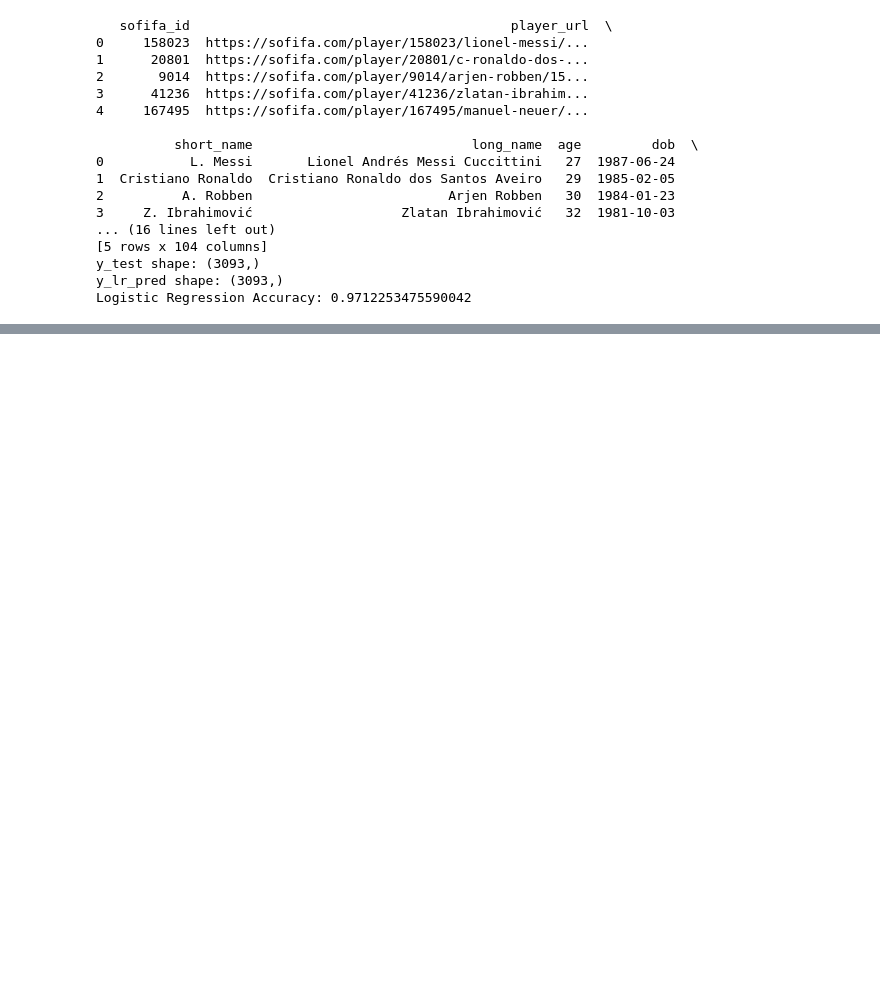
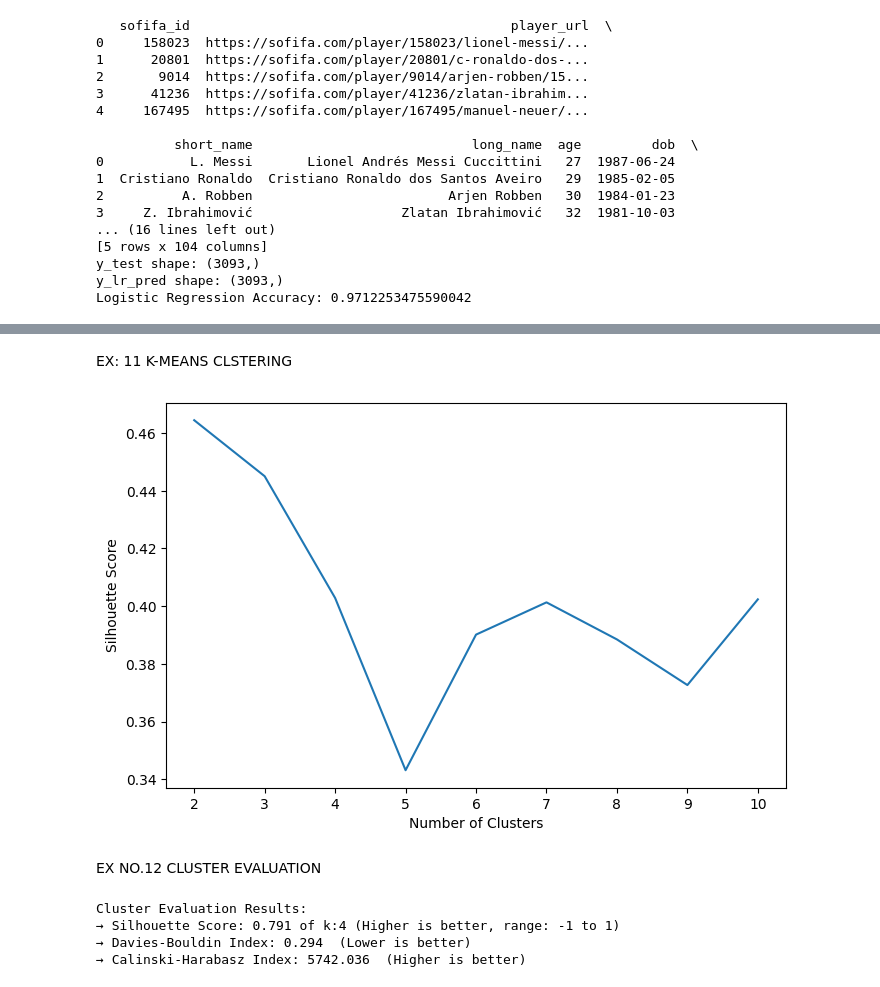
Before and after one commit to rr4333-create/MLDA-SUBMISSION-, a Jupyter notebook: MLDA_OBSERVATION_PROGRAMS.ipynb, the cells around one changed output, grey strips where cells are left out. Cells and saved outputs as stored; diff of their text form; code cells hidden in the pictures; blank space fills up the shorter version.

```diff
--- a/MLDA_OBSERVATION_PROGRAMS.ipynb
+++ b/MLDA_OBSERVATION_PROGRAMS.ipynb
@@ -367,0 +529,51 @@ Logistic Regression Accuracy: 0.9712253475590042
+# %% [markdown]
+EX: 11 K-MEANS CLSTERING
+# %%
+import matplotlib.pyplot as plt
+from sklearn.datasets import load_iris
+from sklearn.cluster import KMeans
+from sklearn.metrics import silhouette_score
+
+iris = load_iris()
+x = iris.data[:, :2]
+y = iris.target
+
+sil_scores = []
+for k in range(2, 11):
+  kmeans = KMeans(n_clusters=k, random_state=42)
+  labels = kmeans.fit_predict(x)
+  sil_scores.append(silhouette_score(x, labels))
+
+plt.figure(figsize=(8, 5))
+plt.plot(range(2, 11), sil_scores)
+plt.xlabel('Number of Clusters')
+plt.ylabel('Silhouette Score')
+plt.show()
+# %% [output]
+[figure, added]
+# %% [markdown]
+EX NO.12 CLUSTER EVALUATION
+# %%
+from sklearn.datasets import make_blobs
+from sklearn.cluster import KMeans
+from sklearn.metrics import silhouette_score, davies_bouldin_score, calinski_harabasz_score
+
+X, y_true = make_blobs(n_samples=500, n_features=2, centers=4, cluster_std=1.0, random_state=42)
+
+k = 4
+kmeans = KMeans(n_clusters=k, random_state=42)
+y_pred = kmeans.fit_predict(X)
+
+silhouette = silhouette_score(X, y_pred)
+davies_bouldin = davies_bouldin_score(X, y_pred)
+calinski_harabasz = calinski_harabasz_score(X, y_pred)
+
+print("Cluster Evaluation Results:")
+print(f"→ Silhouette Score: {silhouette:.3f} of k:{k} (Higher is better, range: -1 to 1)")
+print(f"→ Davies-Bouldin Index: {davies_bouldin:.3f}  (Lower is better)")
+print(f"→ Calinski-Harabasz Index: {calinski_harabasz:.3f}  (Higher is better)")
+# %% [output]
+Cluster Evaluation Results:
+→ Silhouette Score: 0.791 of k:4 (Higher is better, range: -1 to 1)
+→ Davies-Bouldin Index: 0.294  (Lower is better)
+→ Calinski-Harabasz Index: 5742.036  (Higher is better)
```
Also changed, not shown: parts of 14 cells of this notebook.
